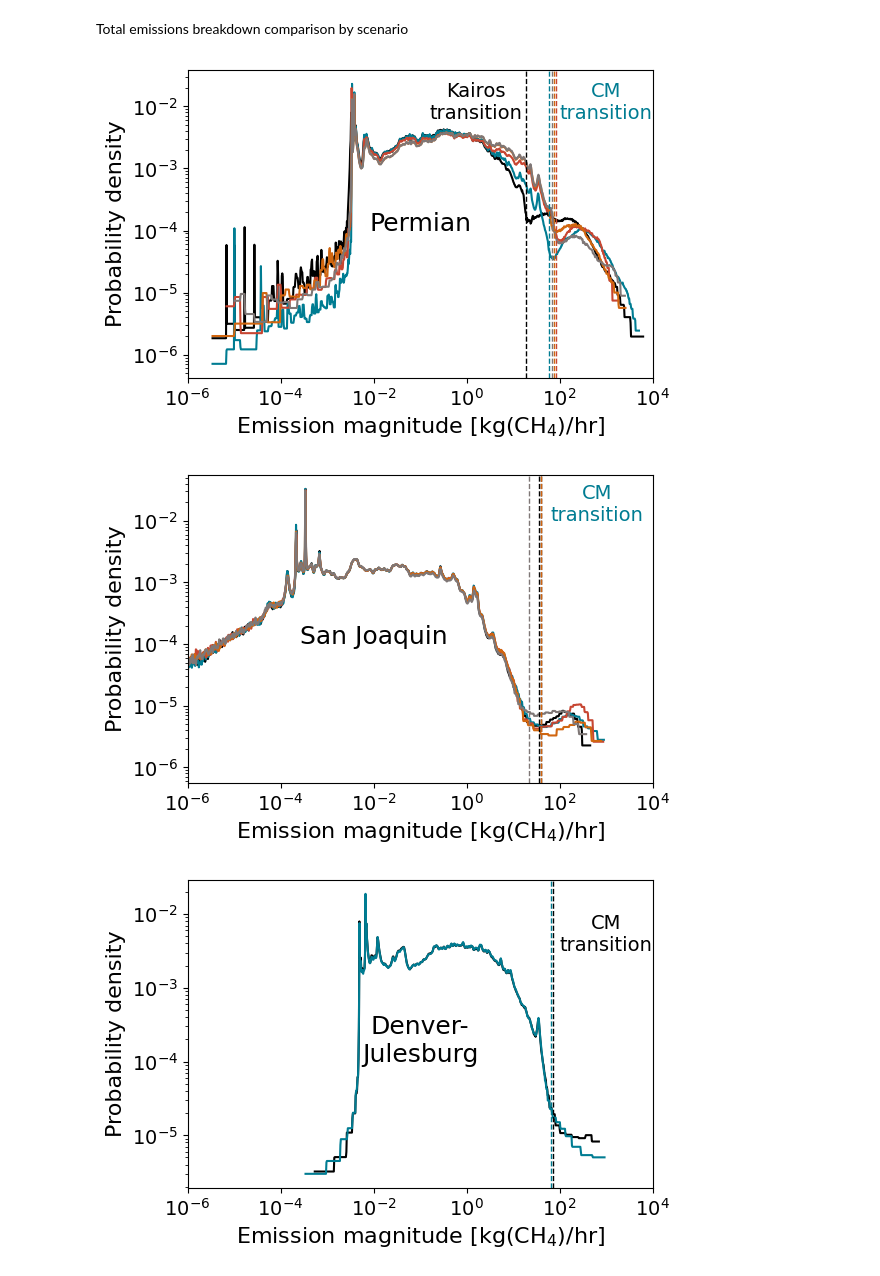
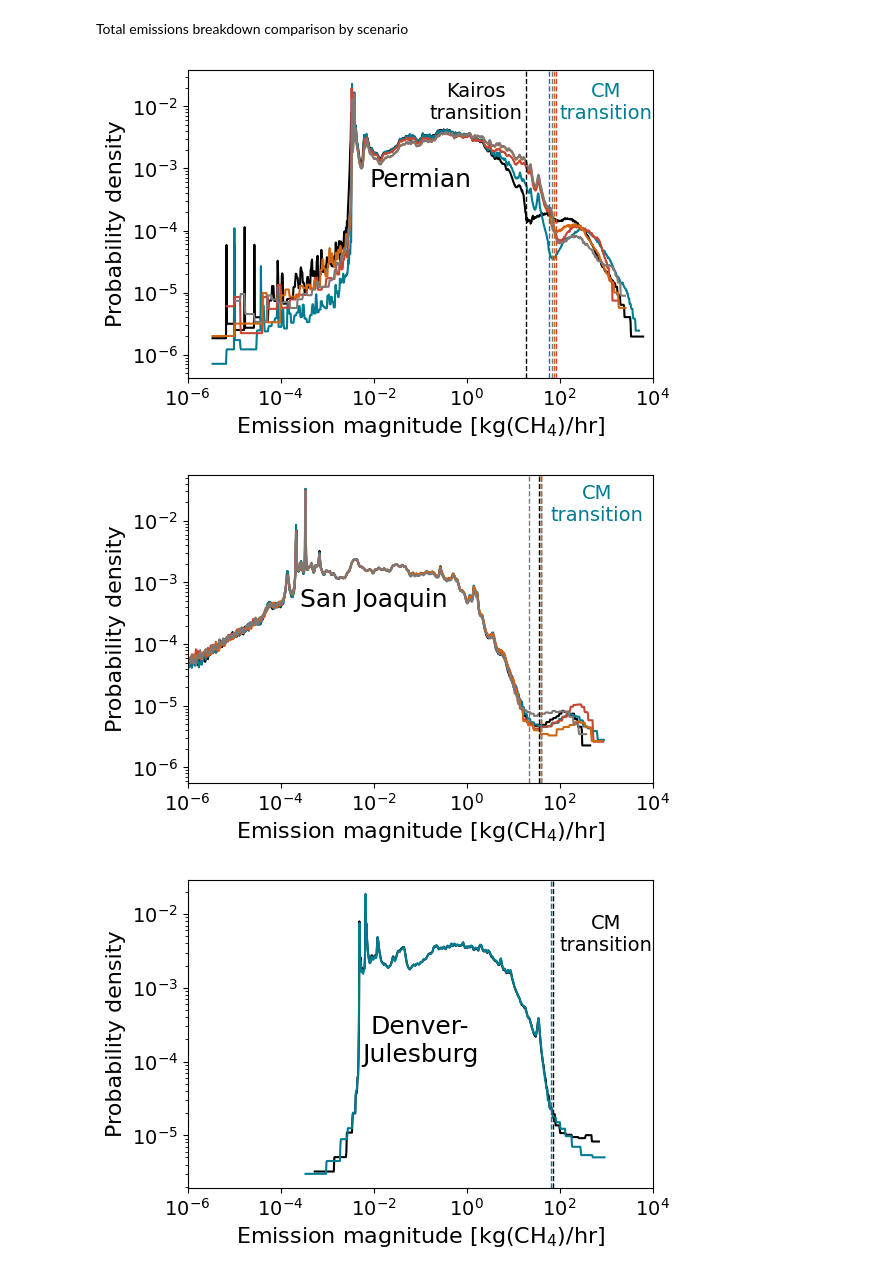
Before and after one commit to esherwin/MethaneDistributions, a Jupyter notebook: DistributionsMain.ipynb, the cells around one changed output. Saved outputs shown, nothing was run; the diff lists cells and outputs as text; code cells hidden in the pictures.

```diff
--- a/DistributionsMain.ipynb
+++ b/DistributionsMain.ipynb
@@ -486,17 +471,17 @@ NMTotalEmissions, CATotalEmissions
 ax = plt.gca()
 # Main plot
 KairosFullDetectPermian = np.max(kairosPermian.loc[kairosPermian['Cumulative partial emissions [kgh]'] > 0, 'Emission magnitude [kgh]'])
-plt.semilogx(kairosPermian.loc[kairosPermian['Emission magnitude [kgh]'] <= KairosPermianMinDetect, 'Emission magnitude [kgh]'], kairosPermian.loc[kairosPermian['Emission magnitude [kgh]'] <= KairosPermianMinDetect, 'Cumulative emissions fraction [%]'], linewidth=2, color=colors[0], linestyle='solid')
-plt.semilogx(CMPermian2019.loc[CMPermian2019['Emission magnitude [kgh]'] <= CMPermianMinDetect2019, 'Emission magnitude [kgh]'], CMPermian2019.loc[CMPermian2019['Emission magnitude [kgh]'] <= CMPermianMinDetect2019, 'Cumulative emissions fraction [%]'], linewidth=2, color=colors[0], linestyle='dashed')
-plt.semilogx(CMPermian2020.loc[CMPermian2020['Emission magnitude [kgh]'] <= CMPermianMinDetect2020, 'Emission magnitude [kgh]'], CMPermian2020.loc[CMPermian2020['Emission magnitude [kgh]'] <= CMPermianMinDetect2020, 'Cumulative emissions fraction [%]'], linewidth=2, color=colors[0], linestyle=(0, (1, 5)))
-plt.semilogx(CMPermian2021Summer.loc[CMPermian2021Summer['Emission magnitude [kgh]'] <= CMPermianMinDetectSummer2021, 'Emission magnitude [kgh]'], CMPermian2021Summer.loc[CMPermian2021Summer['Emission magnitude [kgh]'] <= CMPermianMinDetectSummer2021, 'Cumulative emissions fraction [%]'], linewidth=2, color=colors[0], linestyle='dotted')
-plt.semilogx(CMPermian2021Fall.loc[CMPermian2021Fall['Emission magnitude [kgh]'] <= CMPermianMinDetectFall2021, 'Emission magnitude [kgh]'], CMPermian2021Fall.loc[CMPermian2021Fall['Emission magnitude [kgh]'] <= CMPermianMinDetectFall2021, 'Cumulative emissions fraction [%]'], linewidth=2, color=colors[0], linestyle='dashdot')
-plt.semilogx(kairosPermian.loc[(kairosPermian['Emission magnitude [kgh]'] >= KairosPermianMinDetect) & (kairosPermian['Emission magnitude [kgh]'] <= KairosFullDetectPermian), 'Emission magnitude [kgh]'], kairosPermian.loc[(kairosPermian['Emission magnitude [kgh]'] >= KairosPermianMinDetect) & (kairosPermian['Emission magnitude [kgh]'] <= KairosFullDetectPermian), 'Cumulative emissions fraction [%]'], linewidth=2, color=colors[1], linestyle='solid')
+plt.semilogx(kairosPermian.loc[kairosPermian['Emission magnitude [kgh]'] <= surveyStats.loc['Kairos_Permian', 'Transition point'], 'Emission magnitude [kgh]'], kairosPermian.loc[kairosPermian['Emission magnitude [kgh]'] <= surveyStats.loc['Kairos_Permian', 'Transition point'], 'Cumulative emissions fraction [%]'], linewidth=2, color=colors[0], linestyle='solid')
+plt.semilogx(CMPermian2019.loc[CMPermian2019['Emission magnitude [kgh]'] <= surveyStats.loc['Permian_2019', 'Transition point'], 'Emission magnitude [kgh]'], CMPermian2019.loc[CMPermian2019['Emission magnitude [kgh]'] <= surveyStats.loc['Permian_2019', 'Transition point'], 'Cumulative emissions fraction [%]'], linewidth=2, color=colors[0], linestyle='dashed')
+plt.semilogx(CMPermian2020.loc[CMPermian2020['Emission magnitude [kgh]'] <= surveyStats.loc['Permian_2020', 'Transition point'], 'Emission magnitude [kgh]'], CMPermian2020.loc[CMPermian2020['Emission magnitude [kgh]'] <= surveyStats.loc['Permian_2020', 'Transition point'], 'Cumulative emissions fraction [%]'], linewidth=2, color=colors[0], linestyle=(0, (1, 5)))
+plt.semilogx(CMPermian2021Summer.loc[CMPermian2021Summer['Emission magnitude [kgh]'] <= surveyStats.loc['Permian_summer2021', 'Transition point'], 'Emission magnitude [kgh]'], CMPermian2021Summer.loc[CMPermian2021Summer['Emission magnitude [kgh]'] <= surveyStats.loc['Permian_summer2021', 'Transition point'], 'Cumulative emissions fraction [%]'], linewidth=2, color=colors[0], linestyle='dotted')
+plt.semilogx(CMPermian2021Fall.loc[CMPermian2021Fall['Emission magnitude [kgh]'] <= surveyStats.loc['Permian_fall2021', 'Transition point'], 'Emission magnitude [kgh]'], CMPermian2021Fall.loc[CMPermian2021Fall['Emission magnitude [kgh]'] <= surveyStats.loc['Permian_fall2021', 'Transition point'], 'Cumulative emissions fraction [%]'], linewidth=2, color=colors[0], linestyle='dashdot')
+plt.semilogx(kairosPermian.loc[(kairosPermian['Emission magnitude [kgh]'] >= surveyStats.loc['Kairos_Permian', 'Transition point']) & (kairosPermian['Emission magnitude [kgh]'] <= KairosFullDetectPermian), 'Emission magnitude [kgh]'], kairosPermian.loc[(kairosPermian['Emission magnitude [kgh]'] >= surveyStats.loc['Kairos_Permian', 'Transition point']) & (kairosPermian['Emission magnitude [kgh]'] <= KairosFullDetectPermian), 'Cumulative emissions fraction [%]'], linewidth=2, color=colors[1], linestyle='solid')
 plt.semilogx(kairosPermian.loc[kairosPermian['Emission magnitude [kgh]'] >= KairosFullDetectPermian, 'Emission magnitude [kgh]'], kairosPermian.loc[kairosPermian['Emission magnitude [kgh]'] >= KairosFullDetectPermian, 'Cumulative emissions fraction [%]'], linewidth=2, color=colors[2], linestyle='solid')
-plt.semilogx(CMPermian2019.loc[CMPermian2019['Emission magnitude [kgh]'] >= CMPermianMinDetect2019, 'Emission magnitude [kgh]'], CMPermian2019.loc[CMPermian2019['Emission magnitude [kgh]'] >= CMPermianMinDetect2019, 'Cumulative emissions fraction [%]'], linewidth=2, color=colors[2], linestyle='dashed')
-plt.semilogx(CMPermian2020.loc[CMPermian2020['Emission magnitude [kgh]'] >= CMPermianMinDetect2020, 'Emission magnitude [kgh]'], CMPermian2020.loc[CMPermian2020['Emission magnitude [kgh]'] >= CMPermianMinDetect2020, 'Cumulative emissions fraction [%]'], linewidth=2, color=colors[2], linestyle=(0, (1, 5)))
-plt.semilogx(CMPermian2021Summer.loc[CMPermian2021Summer['Emission magnitude [kgh]'] >= CMPermianMinDetectSummer2021, 'Emission magnitude [kgh]'], CMPermian2021Summer.loc[CMPermian2021Summer['Emission magnitude [kgh]'] >= CMPermianMinDetectSummer2021, 'Cumulative emissions fraction [%]'], linewidth=2, color=colors[2], linestyle='dotted')
-plt.semilogx(CMPermian2021Fall.loc[CMPermian2021Fall['Emission magnitude [kgh]'] >= CMPermianMinDetectFall2021, 'Emission magnitude [kgh]'], CMPermian2021Fall.loc[CMPermian2021Fall['Emission magnitude [kgh]'] >= CMPermianMinDetectFall2021, 'Cumulative emissions fraction [%]'], linewidth=2, color=colors[2], linestyle='dashdot')
+plt.semilogx(CMPermian2019.loc[CMPermian2019['Emission magnitude [kgh]'] >= surveyStats.loc['Permian_2019', 'Transition point'], 'Emission magnitude [kgh]'], CMPermian2019.loc[CMPermian2019['Emission magnitude [kgh]'] >= surveyStats.loc['Permian_2019', 'Transition point'], 'Cumulative emissions fraction [%]'], linewidth=2, color=colors[2], linestyle='dashed')
+plt.semilogx(CMPermian2020.loc[CMPermian2020['Emission magnitude [kgh]'] >= surveyStats.loc['Permian_2020', 'Transition point'], 'Emission magnitude [kgh]'], CMPermian2020.loc[CMPermian2020['Emission magnitude [kgh]'] >= surveyStats.loc['Permian_2020', 'Transition point'], 'Cumulative emissions fraction [%]'], linewidth=2, color=colors[2], linestyle=(0, (1, 5)))
+plt.semilogx(CMPermian2021Summer.loc[CMPermian2021Summer['Emission magnitude [kgh]'] >= surveyStats.loc['Permian_summer2021', 'Transition point'], 'Emission magnitude [kgh]'], CMPermian2021Summer.loc[CMPermian2021Summer['Emission magnitude [kgh]'] >= surveyStats.loc['Permian_summer2021', 'Transition point'], 'Cumulative emissions fraction [%]'], linewidth=2, color=colors[2], linestyle='dotted')
+plt.semilogx(CMPermian2021Fall.loc[CMPermian2021Fall['Emission magnitude [kgh]'] >= surveyStats.loc['Permian_fall2021', 'Transition point'], 'Emission magnitude [kgh]'], CMPermian2021Fall.loc[CMPermian2021Fall['Emission magnitude [kgh]'] >= surveyStats.loc['Permian_fall2021', 'Transition point'], 'Cumulative emissions fraction [%]'], linewidth=2, color=colors[2], linestyle='dashdot')
 
 # Min detected
 min_detect_CM_Permian = [surveyStats.loc['Permian_2019', 'Min detected emission'],
@@ -535,8 +520,8 @@ plt.xticks(fontsize=14)
 plt.yticks(fontsize=14)
 plt.rcParams["figure.figsize"] = 6,4
 
-plt.savefig('Permian distribution 20221107b.pdf', format='pdf', bbox_inches="tight")
-# plt.show()
+# plt.savefig('Permian distribution 20221107b.pdf', format='pdf', bbox_inches="tight")
+plt.show()
 # %% [output]
 [figure]
 # %%
@@ -642,8 +627,8 @@ plt.savefig('DJ distribution 20221107b.pdf', format='pdf', bbox_inches="tight")
 ax = plt.gca()
 
 CMAppalachia2021Buffer = 20
-plt.semilogx(CMAppalachia2021.loc[CMAppalachia2021['Emission magnitude [kgh]'] < AppalachiaMinDetect + CMAppalachia2021Buffer, 'Emission magnitude [kgh]'], CMAppalachia2021.loc[CMAppalachia2021['Emission magnitude [kgh]'] < AppalachiaMinDetect + CMAppalachia2021Buffer,'Cumulative emissions fraction [%]'], linewidth=2, color=colors[0])
-plt.semilogx(CMAppalachia2021.loc[CMAppalachia2021['Emission magnitude [kgh]'] >= AppalachiaMinDetect, 'Emission magnitude [kgh]'], CMAppalachia2021.loc[CMAppalachia2021['Emission magnitude [kgh]'] >= AppalachiaMinDetect,'Cumulative emissions fraction [%]'], linewidth=2, color=colors[2])
+plt.semilogx(CMAppalachia2021.loc[CMAppalachia2021['Emission magnitude [kgh]'] < surveyStats.loc['Pennsylvania_2021', 'Transition point'] + CMAppalachia2021Buffer, 'Emission magnitude [kgh]'], CMAppalachia2021.loc[CMAppalachia2021['Emission magnitude [kgh]'] < surveyStats.loc['Pennsylvania_2021', 'Transition point'] + CMAppalachia2021Buffer,'Cumulative emissions fraction [%]'], linewidth=2, color=colors[0])
+plt.semilogx(CMAppalachia2021.loc[CMAppalachia2021['Emission magnitude [kgh]'] >= surveyStats.loc['Pennsylvania_2021', 'Transition point'], 'Emission magnitude [kgh]'], CMAppalachia2021.loc[CMAppalachia2021['Emission magnitude [kgh]'] >= surveyStats.loc['Pennsylvania_2021', 'Transition point'],'Cumulative emissions fraction [%]'], linewidth=2, color=colors[2])
 
 # Min detected
 plt.axvline(surveyStats.loc['Pennsylvania_2021', 'Min detected emission'], color=colors[0], linestyle="--", lw=1, label="CM min detected")
@@ -665,8 +650,8 @@ plt.legend(['CM 2021 (N=' + '{:,.0f}'.format(surveyStats.loc['Pennsylvania_2021'
 plt.text(10**-2.8, 0.7, 'Pennsylvania', fontsize=24, color='black', rotation=0, ha='left')
 plt.rcParams["figure.figsize"] = 6,4
 
-plt.savefig('Pennsylvania distribution 20221107b.pdf', format='pdf', bbox_inches="tight")
-# plt.show()
+# plt.savefig('Pennsylvania distribution 20221107b.pdf', format='pdf', bbox_inches="tight")
+plt.show()
 # %% [output]
 [figure]
 # %%
@@ -712,8 +697,8 @@ ax = plt.gca()
 # Main plot
 KairosBarnettBuffer = 10
 KairosFullDetectBarnett = np.max(KairosBarnett.loc[KairosBarnett['Cumulative partial emissions [kgh]'] > 0, 'Emission magnitude [kgh]'])
-plt.semilogx(KairosBarnett.loc[KairosBarnett['Emission magnitude [kgh]'] <= BarnettMinDetect + KairosBarnettBuffer, 'Emission magnitude [kgh]'], KairosBarnett.loc[KairosBarnett['Emission magnitude [kgh]'] <= BarnettMinDetect + KairosBarnettBuffer, 'Cumulative emissions fraction [%]'], linewidth=2, color=colors[0], linestyle="solid")
-plt.semilogx(KairosBarnett.loc[(KairosBarnett['Emission magnitude [kgh]'] >= BarnettMinDetect) & (KairosBarnett['Emission magnitude [kgh]'] <= KairosFullDetectBarnett + KairosBarnettBuffer), 'Emission magnitude [kgh]'], KairosBarnett.loc[(KairosBarnett['Emission magnitude [kgh]'] >= BarnettMinDetect) & (KairosBarnett['Emission magnitude [kgh]'] <= KairosFullDetectBarnett + KairosBarnettBuffer), 'Cumulative emissions fraction [%]'], linewidth=2, color=colors[1], linestyle='solid')
+plt.semilogx(KairosBarnett.loc[KairosBarnett['Emission magnitude [kgh]'] <= surveyStats.loc['Fort_Worth_2021', 'Transition point'] + KairosBarnettBuffer, 'Emission magnitude [kgh]'], KairosBarnett.loc[KairosBarnett['Emission magnitude [kgh]'] <= surveyStats.loc['Fort_Worth_2021', 'Transition point'] + KairosBarnettBuffer, 'Cumulative emissions fraction [%]'], linewidth=2, color=colors[0], linestyle="solid")
+plt.semilogx(KairosBarnett.loc[(KairosBarnett['Emission magnitude [kgh]'] >= surveyStats.loc['Fort_Worth_2021', 'Transition point']) & (KairosBarnett['Emission magnitude [kgh]'] <= KairosFullDetectBarnett + KairosBarnettBuffer), 'Emission magnitude [kgh]'], KairosBarnett.loc[(KairosBarnett['Emission magnitude [kgh]'] >= surveyStats.loc['Fort_Worth_2021', 'Transition point']) & (KairosBarnett['Emission magnitude [kgh]'] <= KairosFullDetectBarnett + KairosBarnettBuffer), 'Cumulative emissions fraction [%]'], linewidth=2, color=colors[1], linestyle='solid')
 plt.semilogx(KairosBarnett.loc[KairosBarnett['Emission magnitude [kgh]'] >= KairosFullDetectBarnett, 'Emission magnitude [kgh]'], KairosBarnett.loc[KairosBarnett['Emission magnitude [kgh]'] >= KairosFullDetectBarnett, 'Cumulative emissions fraction [%]'], linewidth=2, color=colors[2], linestyle="solid")
 plt.xlabel('Emission magnitude [kg(CH4)/hr]', size=16)
 plt.ylabel('Cumulative emissions fraction\nSmallest to largest', size=16)
@@ -738,8 +723,8 @@ plt.rcParams["figure.figsize"] = 6,4
 # plt.semilogx(CMUinta2020['Emission magnitude [kgh]'], CMUinta2020['Cumulative emissions fraction [%]'], linewidth=2, color="black")
 # ax.axvline(KairosMinDetect, color="saddlebrown", linestyle="--", lw=2, label="Kairos min detect")
 # ax.axvline(KairosFullDetect, color="saddlebrown", linestyle="--", lw=2, label="Kairos full detect")
-plt.savefig('Fort Worth distribution 20221107b.pdf', format='pdf', bbox_inches="tight")
-# plt.show()
+# plt.savefig('Fort Worth distribution 20221107b.pdf', format='pdf', bbox_inches="tight")
+plt.show()
 # %% [output]
 [figure]
 # %%
@@ -2632,13 +2641,13 @@ plt.axvline(surveyStats.loc['Permian_summer2021', 'Transition point'], color=col
 plt.text(10**3, 10**-2.2, 'CM\ntransition', size=14, color=colors[1], rotation=0, ha='center')
 plt.text(10**0.2, 10**-2.2, 'Kairos\ntransition', size=14, color='black', rotation=0, ha='center')
 
-plt.text(10**-1, 10**-4, 'Permian', size=18, color='black', rotation=0, ha='center')
+plt.text(10**-1, 10**-3.3, 'Permian', size=18, color='black', rotation=0, ha='center')
 
 plt.xlabel('Emission magnitude [kg(CH$_4$)/hr]', fontsize=16)
 plt.ylabel('Probability density', fontsize=16)
 plt.xticks(fontsize=14)
 plt.yticks(fontsize=14)
-plt.savefig('Permian PDF 20221107.pdf', format='pdf', bbox_inches="tight")
+plt.savefig('Permian PDF 20221107b.pdf', format='pdf', bbox_inches="tight")
 # plt.savefig('San Joaquin PDF 20221107.pdf', format='pdf', bbox_inches="tight")
 # plt.savefig('Denver-Julesburg PDF 20221107.pdf', format='pdf', bbox_inches="tight")
 # plt.savefig('Pennsylvania PDF 20221107.pdf', format='pdf', bbox_inches="tight")
@@ -2646,7 +2655,7 @@ plt.savefig('Permian PDF 20221107.pdf', format='pdf', bbox_inches="tight")
 # plt.savefig('Fort Worth PDF 20221107.pdf', format='pdf', bbox_inches="tight")
 # plt.show()
 # %% [output]
-[figure, old version]
+[figure, new version]
 # %%
 ca_dfs = [CMCA2016, CMCA2017, CMCA2020COVID, CMCA2020, CMCA2021]
 # dj_dfs = [CMDJ2021Summer, CMDJ2021Fall]
@@ -2671,36 +2680,36 @@ for jj in np.arange(len(selected_dfs)):
     # x_even_log_space, yfit_even =  ecdfToLogLogPDF (df, knot_numbers=100)
     y_interp = scipy.interpolate.interp1d(x, y)
     partial_detect_interp = scipy.interpolate.interp1d(x, partial_detect)
     xx = np.arange(x.min(), x.max(), 0.01)
 
     # Drops the NaN introduced at the beginning of the y.diff() and partial detect and drops the last element of x
     # plt.loglog(10**(xx[:-1]), pd.DataFrame(y_interp(xx)).diff()[0][1:], color=colors[jj])
     plt.loglog(10**(xx[:-1]), pd.DataFrame(y_interp(xx)).diff()[0][1:]*(1 + pd.DataFrame(partial_detect_interp(xx))[0][1:]), color=colors[jj])
     plt.xlim(10**-6, 10**4)
 
 
 # Transition points
 plt.axvline(surveyStats.loc['San_Joaquin_summer2020', 'Transition point'], color=colors[0], linestyle="--", lw=1)
 plt.axvline(surveyStats.loc['San_Joaquin_2016', 'Transition point'], color=colors[1], linestyle='--', lw=1)
 plt.axvline(surveyStats.loc['San_Joaquin_fall2020', 'Transition point'], color=colors[2], linestyle='--', lw=1)
 plt.axvline(surveyStats.loc['San_Joaquin_2017', 'Transition point'], color=colors[3], linestyle='--', lw=1)
 plt.axvline(surveyStats.loc['San_Joaquin_fall2021', 'Transition point'], color=colors[4], linestyle="--", lw=1)
 plt.text(10**2.8, 10**-2, 'CM\ntransition', size=14, color=colors[1], rotation=0, ha='center')
 
-plt.text(10**-2, 10**-4, 'San Joaquin', size=18, color='black', rotation=0, ha='center')
+plt.text(10**-2, 10**-3.4, 'San Joaquin', size=18, color='black', rotation=0, ha='center')
 
 plt.xlabel('Emission magnitude [kg(CH$_4$)/hr]', fontsize=16)
 plt.ylabel('Probability density', fontsize=16)
 plt.xticks(fontsize=14)
 plt.yticks(fontsize=14)
-plt.savefig('San Joaquin PDF 20221107.pdf', format='pdf', bbox_inches="tight")
+plt.savefig('San Joaquin PDF 20221107b.pdf', format='pdf', bbox_inches="tight")
 # plt.savefig('Denver-Julesburg PDF 20221107.pdf', format='pdf', bbox_inches="tight")
 # plt.savefig('Pennsylvania PDF 20221107.pdf', format='pdf', bbox_inches="tight")
 # plt.savefig('Uinta PDF 20221107.pdf', format='pdf', bbox_inches="tight")
 # plt.savefig('Fort Worth PDF 20221107.pdf', format='pdf', bbox_inches="tight")
 # plt.show()
 # %% [output]
-[figure, old version]
+[figure, new version]
 # %%
 # ca_dfs = [CMCA2016, CMCA2017, CMCA2020COVID, CMCA2020, CMCA2021]
 dj_dfs = [CMDJ2021Summer, CMDJ2021Fall]
```
Also changed, not shown: parts of 13 cells of this notebook.
